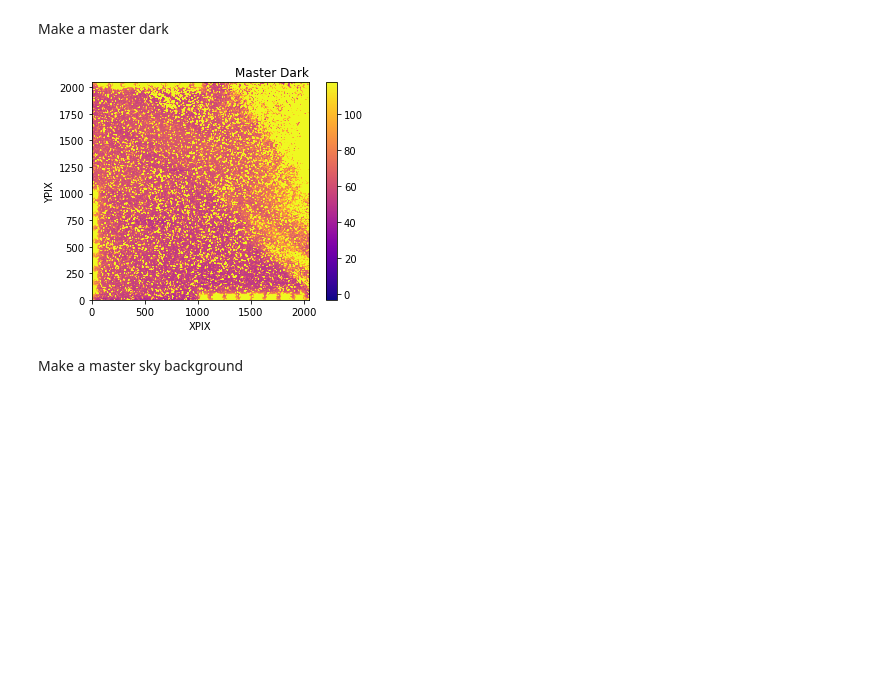
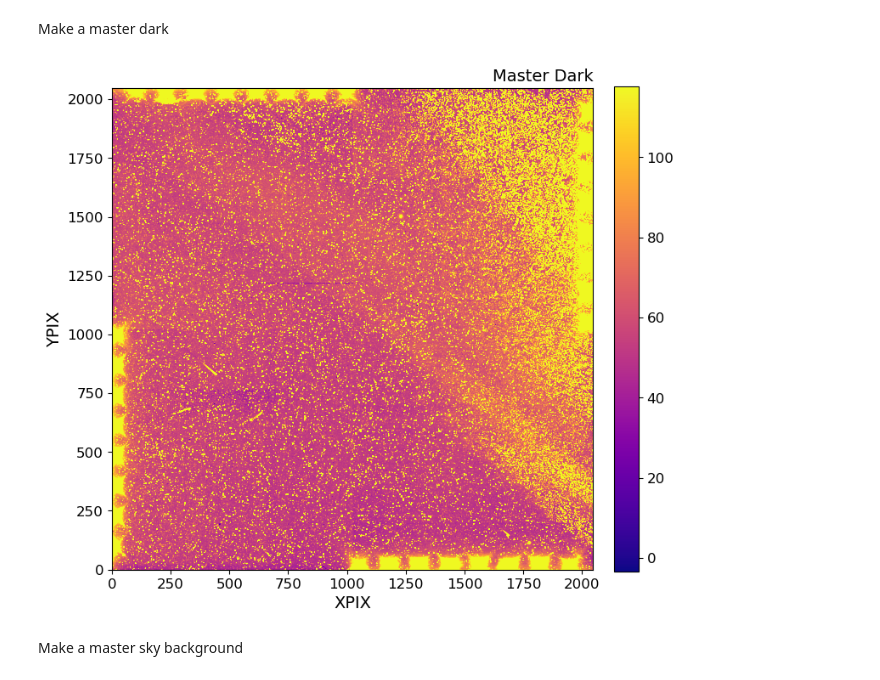
Before and after one commit to JoahanC/ay107project, a Jupyter notebook: ay107_finalproject.ipynb, the cells around one changed output. Cells and saved outputs as stored; diff of their text form; code cells hidden in the pictures; blank space fills up the shorter version.

Commit message:
Adjusted plot formatting

```diff
--- a/ay107_finalproject.ipynb
+++ b/ay107_finalproject.ipynb
@@ -11,6 +11,7 @@ import astropy.units as u
 import os
 import glob
 import warnings
+plt.rcParams["font.family"] = "sans-serif"
 warnings.filterwarnings('ignore')
 z = ZScaleInterval()
 # %% [markdown]
@@ -127,28 +136,33 @@ Make a master dark
 # %%
 type_mask = data_table_by_type["FILETYPE"] == "dark"
 dark_table = data_table_by_type[type_mask]
 dark_files = dark_table["FILENAME"]
 
 dark_arrays = []
 for dark in dark_files:
     dark_data = fits.getdata(dark)
     #dark_exposure = fits.getheader(dark)["EXPTIME"]
     norm_dark_data = dark_data# / flat_exposure
     dark_arrays.append(norm_dark_data)
 
 master_dark = np.median(dark_arrays, axis=0)
 #master_flat /= np.max(master_flat)
 z1, z2 = z.get_limits(master_dark)
 
 fig, ax = plt.subplots()
+fig.set_size_inches(8, 8)
 cbar = ax.imshow(master_dark, cmap="plasma", norm=Normalize(z1, z2), origin="lower")
-ax.set_title("Master Dark", loc="right")
-ax.set_xlabel("XPIX")
-ax.set_ylabel("YPIX")
-plt.colorbar(cbar);
+ax.set_title("Master Dark", loc="right", fontsize=14)
+ax.set_xlabel("XPIX", fontsize=14)
+ax.set_ylabel("YPIX", fontsize=14)
+cb = plt.colorbar(cbar, fraction=0.046, pad=0.04);
+cb.ax.tick_params(labelsize=12)
+plt.xticks(fontsize = 12)
+plt.yticks(fontsize = 12)
+plt.savefig("ay107_masterdark.png", dpi=1200)
 plt.show()
 # %% [output]
-[figure, old version]
+[figure, new version]
 # %% [markdown]
 Make a master sky background
 # %%
```
Also changed, not shown: parts of 4 cells of this notebook.
